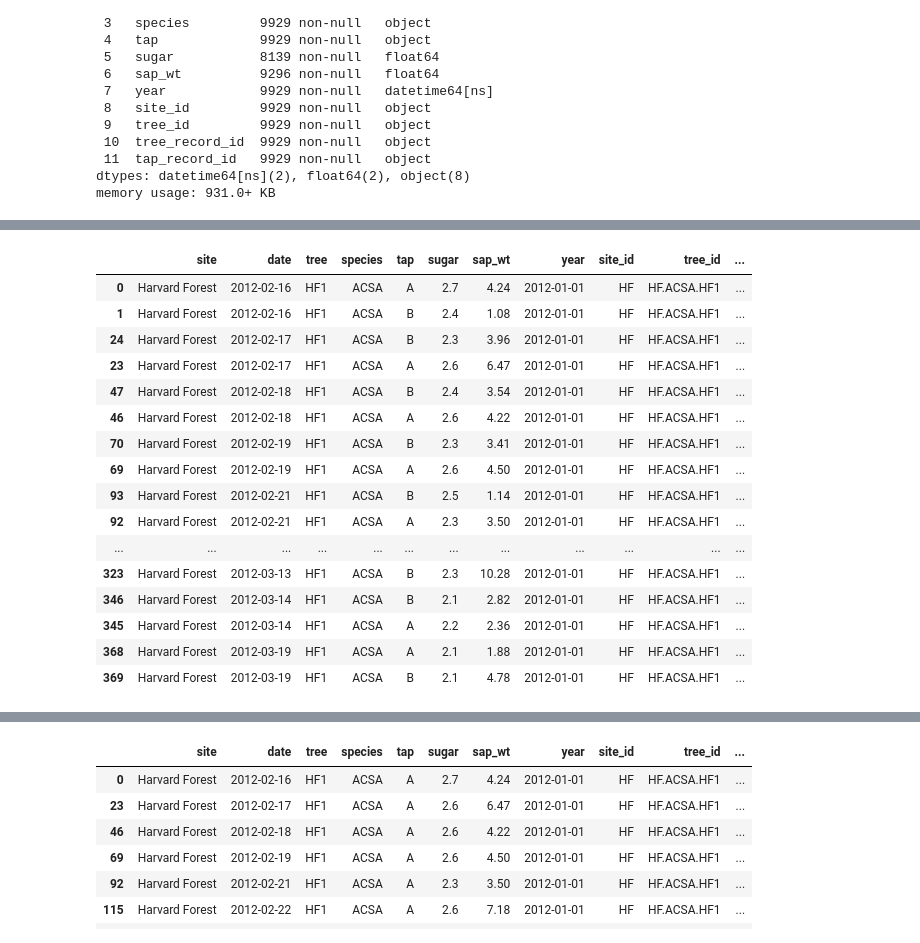
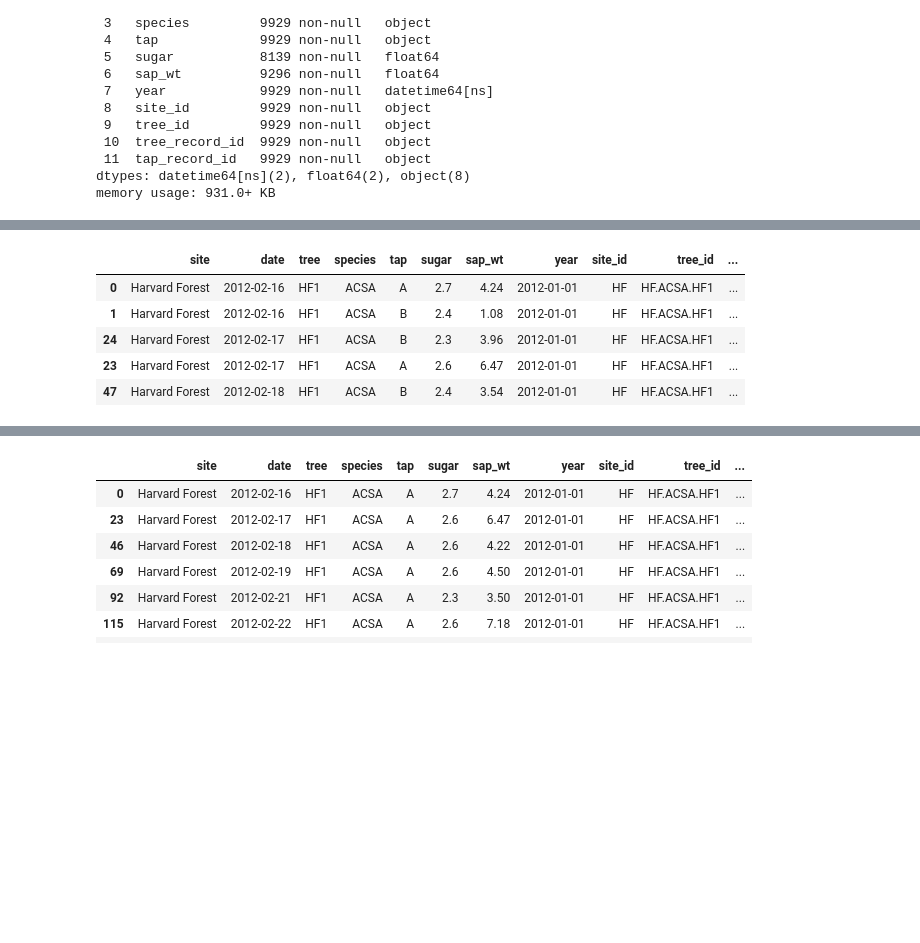
Before and after one commit to spentelow/sapflow, a Jupyter notebook: analysis.ipynb, the cells around one changed output, grey strips where cells are left out. Drawn from its saved outputs; the diff is of its cells as text; code cells hidden in the pictures; blank space fills up the shorter version.

```diff
--- a/analysis.ipynb
+++ b/analysis.ipynb
@@ -27,7 +32,7 @@ Data columns (total 12 columns):
 dtypes: datetime64[ns](2), float64(2), object(8)
 memory usage: 931.0+ KB
 # %%
-stinson2019_df["doy"] = pd.DatetimeIndex(stinson2019_df["date"]).dayofyear
+stinson2019_df["jd"] = pd.DatetimeIndex(stinson2019_df["date"]).dayofyear
 stinson2019_df["year_int"] = pd.DatetimeIndex(stinson2019_df["year"]).year
 stinson2019_df["yearly_sap"] = np.nan
 stinson2019_df["yearly_sugar"] = np.nan
@@ -110,26 +115,15 @@ a+b
 # %%
 stinson2019_df[
     (stinson2019_df["tree"] == "HF1")
     & (stinson2019_df["year_int"] == 2012)
-    & ((stinson2019_df["tap"] == "A") | (stinson2019_df["tap"] == "B"))]
+    & ((stinson2019_df["tap"] == "A") | (stinson2019_df["tap"] == "B"))].head()
 # %% [output]
 |  | site | date | tree | species | tap | sugar | sap_wt | year | site_id | tree_id | ... |
 | 0 | Harvard Forest | 2012-02-16 | HF1 | ACSA | A | 2.7 | 4.24 | 2012-01-01 | HF | HF.ACSA.HF1 | ... |
 | 1 | Harvard Forest | 2012-02-16 | HF1 | ACSA | B | 2.4 | 1.08 | 2012-01-01 | HF | HF.ACSA.HF1 | ... |
 | 24 | Harvard Forest | 2012-02-17 | HF1 | ACSA | B | 2.3 | 3.96 | 2012-01-01 | HF | HF.ACSA.HF1 | ... |
 | 23 | Harvard Forest | 2012-02-17 | HF1 | ACSA | A | 2.6 | 6.47 | 2012-01-01 | HF | HF.ACSA.HF1 | ... |
 | 47 | Harvard Forest | 2012-02-18 | HF1 | ACSA | B | 2.4 | 3.54 | 2012-01-01 | HF | HF.ACSA.HF1 | ... |
-| 46 | Harvard Forest | 2012-02-18 | HF1 | ACSA | A | 2.6 | 4.22 | 2012-01-01 | HF | HF.ACSA.HF1 | ... |
-| 70 | Harvard Forest | 2012-02-19 | HF1 | ACSA | B | 2.3 | 3.41 | 2012-01-01 | HF | HF.ACSA.HF1 | ... |
-| 69 | Harvard Forest | 2012-02-19 | HF1 | ACSA | A | 2.6 | 4.50 | 2012-01-01 | HF | HF.ACSA.HF1 | ... |
-| 93 | Harvard Forest | 2012-02-21 | HF1 | ACSA | B | 2.5 | 1.14 | 2012-01-01 | HF | HF.ACSA.HF1 | ... |
-| 92 | Harvard Forest | 2012-02-21 | HF1 | ACSA | A | 2.3 | 3.50 | 2012-01-01 | HF | HF.ACSA.HF1 | ... |
-| ... | ... | ... | ... | ... | ... | ... | ... | ... | ... | ... | ... |
-| 323 | Harvard Forest | 2012-03-13 | HF1 | ACSA | B | 2.3 | 10.28 | 2012-01-01 | HF | HF.ACSA.HF1 | ... |
-| 346 | Harvard Forest | 2012-03-14 | HF1 | ACSA | B | 2.1 | 2.82 | 2012-01-01 | HF | HF.ACSA.HF1 | ... |
-| 345 | Harvard Forest | 2012-03-14 | HF1 | ACSA | A | 2.2 | 2.36 | 2012-01-01 | HF | HF.ACSA.HF1 | ... |
-| 368 | Harvard Forest | 2012-03-19 | HF1 | ACSA | A | 2.1 | 1.88 | 2012-01-01 | HF | HF.ACSA.HF1 | ... |
-| 369 | Harvard Forest | 2012-03-19 | HF1 | ACSA | B | 2.1 | 4.78 | 2012-01-01 | HF | HF.ACSA.HF1 | ... |
 # %%
 alt.Chart(
     stinson2019_df[(stinson2019_df["year_int"] == 2012)
```
Also changed, not shown: parts of 11 cells of this notebook.
